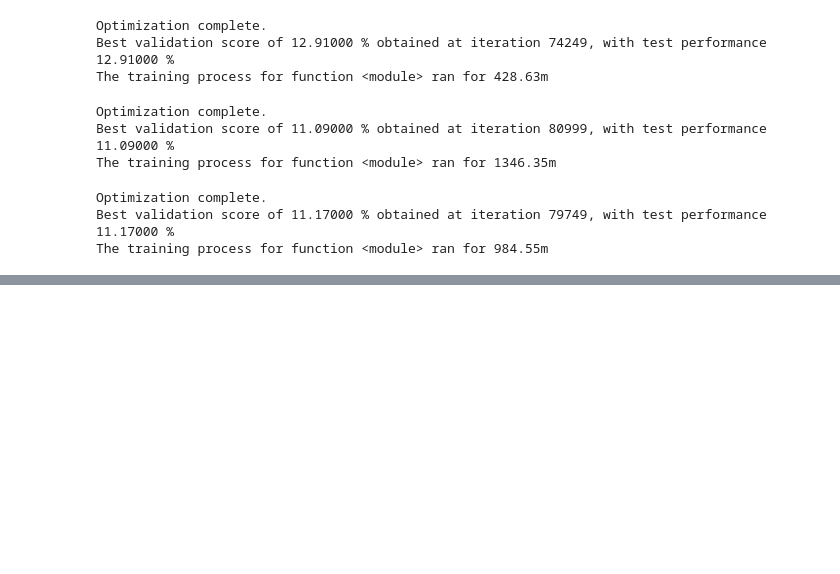
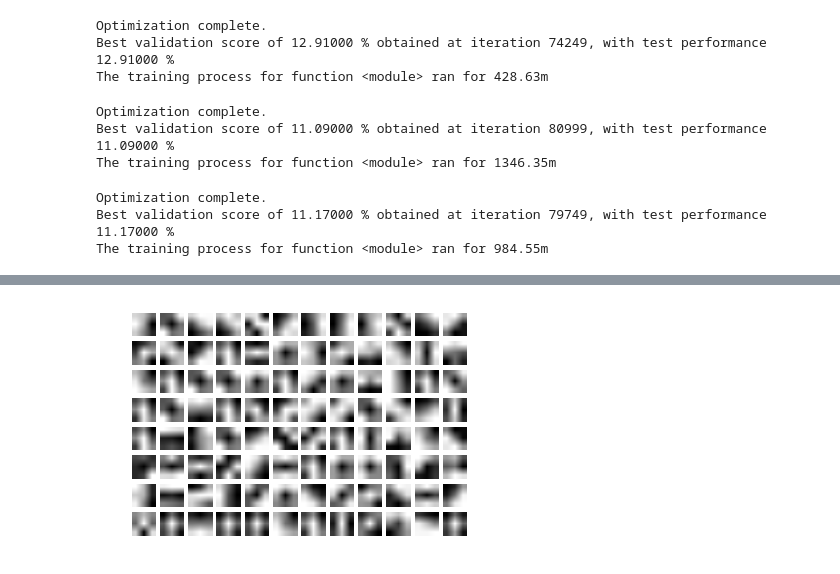
Before and after one commit to asnadyvt/all_conv_net, a Jupyter notebook: src/all_cnn.ipynb, the cells around one changed output, grey strips where cells are left out. Drawn from its saved outputs; the diff is of its cells as text; code cells hidden in the pictures; blank space fills up the shorter version.

Commit message:
Visualize weights

```diff
--- a/src/all_cnn.ipynb
+++ b/src/all_cnn.ipynb
@@ -102,0 +101,14 @@ layers = load_model_values('../all_cnn_c_best.pklz')
+# %%
+net = all_cnn_c()
+lasagne.layers.set_all_param_values(net['output'], layers)
+# %%
+W1 = net['conv1_1'].W.get_value()
+# %%
+# plt.figure(figsize=(8, 12))
+for i in xrange(W1.shape[0]):
+    plt.subplot(8,12,i+1)
+    plt.imshow(W1[i,0,:,:], cmap=plt.get_cmap('gray'))
+    plt.axis('off')
+plt.savefig('conv1_1.png')
+# %% [output]
+[figure, added]
```
Also changed, not shown: parts of 4 cells of this notebook, 2 other files.
